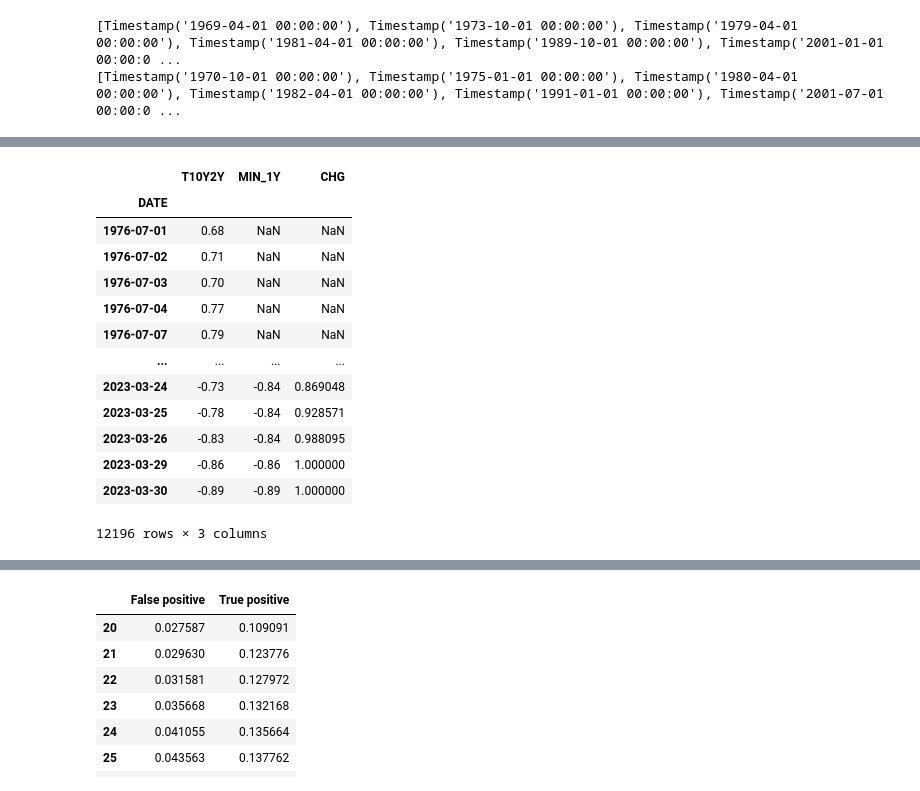
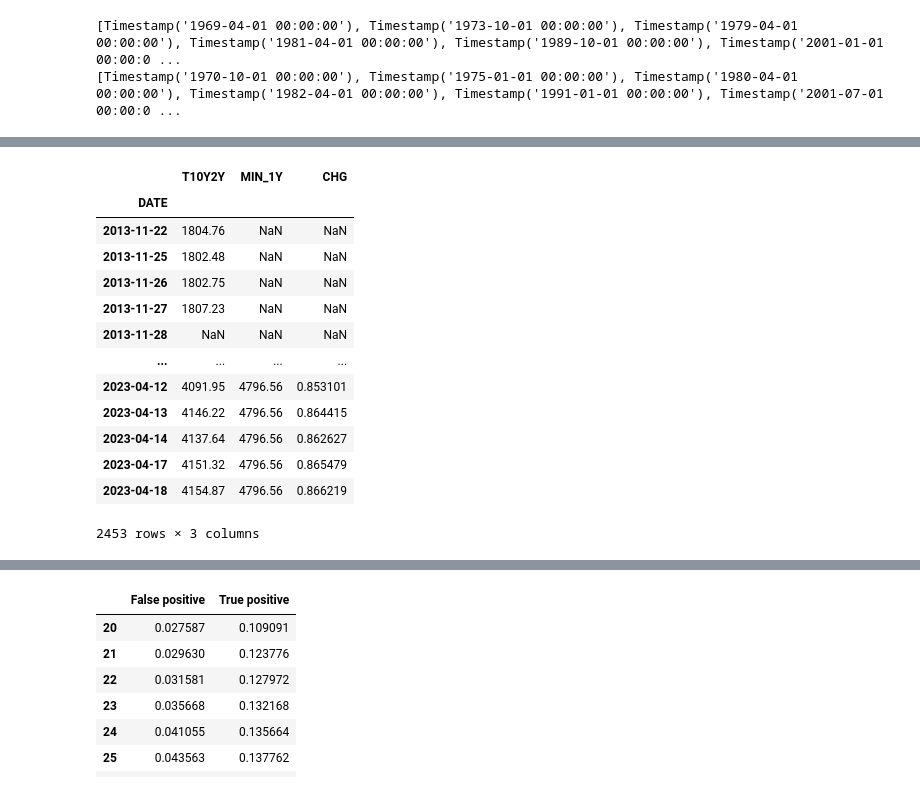
Before and after one commit to YoongsompornT/RecessionPrediction, a Jupyter notebook: Models/Threshold/Index8-RecesPredict.ipynb, the cells around one changed output, grey strips where cells are left out. Cells and saved outputs as stored; diff of their text form; code cells hidden in the pictures.

```diff
--- a/Models/Threshold/Index8-RecesPredict.ipynb
+++ b/Models/Threshold/Index8-RecesPredict.ipynb
@@ -22,6 +22,6 @@ To run the shared colab notebook for the first time, files are allocated differe
 2. Upload Dataset file to the `IndexK` folder.
 3. Do read_csv on your Dataset file.
 # %%
-import_df = pd.read_csv('../../Datasets/T10Y2Y.csv') #Dataset file
+import_df = pd.read_csv('../../Datasets/SP500.csv') #Dataset file
 import_df.head(5)
 # %% [output]
@@ -90,8 +90,8 @@ print(end)
 [Timestamp('1969-04-01 00:00:00'), Timestamp('1973-10-01 00:00:00'), Timestamp('1979-04-01 00:00:00'), Timestamp('1981-04-01 00:00:00'), Timestamp('1989-10-01 00:00:00'), Timestamp('2001-01-01 00:00:0 ...
 [Timestamp('1970-10-01 00:00:00'), Timestamp('1975-01-01 00:00:00'), Timestamp('1980-04-01 00:00:00'), Timestamp('1982-04-01 00:00:00'), Timestamp('1991-01-01 00:00:00'), Timestamp('2001-07-01 00:00:0 ...
 # %%
-start = start[2:]
-end = end[2:]
+start = start[7:]
+end = end[7:]
 Reces = pd.DataFrame()
 Reces['start'] = start
 Reces['end'] = end
@@ -144,32 +139,32 @@ def calc_TP_FP_rate(y_true, y_pred):
     return tpr, fpr
 # %%
 dfi = df.copy()
-dfi.index = dfi.index + dt.timedelta(days=1*30)
+dfi.index = dfi.index + dt.timedelta(days=0*30)
 
 dfi['MIN_1Y'] = np.nan
 for i in range(len(dfi)):
     if i >= 365:
         arr = np.array(dfi['T10Y2Y'])
         indices = [i-k for k in range(365)]
         take = np.take(arr, indices)
-        dfi.iloc[i,1] = take[~np.isnan(take)].min()
+        dfi.iloc[i,1] = take[~np.isnan(take)].max()
     else:
         dfi.iloc[i,1] = np.nan
 
 dfi['CHG'] = (dfi['T10Y2Y'])/dfi['MIN_1Y']
 dfi
 # %% [output]
 |  | T10Y2Y | MIN_1Y | CHG |
 | DATE |  |  |  |
-| 1976-07-01 | 0.68 | NaN | NaN |
-| 1976-07-02 | 0.71 | NaN | NaN |
-| 1976-07-03 | 0.70 | NaN | NaN |
-| 1976-07-04 | 0.77 | NaN | NaN |
-| 1976-07-07 | 0.79 | NaN | NaN |
+| 2013-11-22 | 1804.76 | NaN | NaN |
+| 2013-11-25 | 1802.48 | NaN | NaN |
+| 2013-11-26 | 1802.75 | NaN | NaN |
+| 2013-11-27 | 1807.23 | NaN | NaN |
+| 2013-11-28 | NaN | NaN | NaN |
 | ... | ... | ... | ... |
-| 2023-03-24 | -0.73 | -0.84 | 0.869048 |
-| 2023-03-25 | -0.78 | -0.84 | 0.928571 |
-| 2023-03-26 | -0.83 | -0.84 | 0.988095 |
-| 2023-03-29 | -0.86 | -0.86 | 1.000000 |
-| 2023-03-30 | -0.89 | -0.89 | 1.000000 |
+| 2023-04-12 | 4091.95 | 4796.56 | 0.853101 |
+| 2023-04-13 | 4146.22 | 4796.56 | 0.864415 |
+| 2023-04-14 | 4137.64 | 4796.56 | 0.862627 |
+| 2023-04-17 | 4151.32 | 4796.56 | 0.865479 |
+| 2023-04-18 | 4154.87 | 4796.56 | 0.866219 |
-12196 rows × 3 columns
+2453 rows × 3 columns
```
Also changed, not shown: parts of 8 cells of this notebook, 11 other files.
